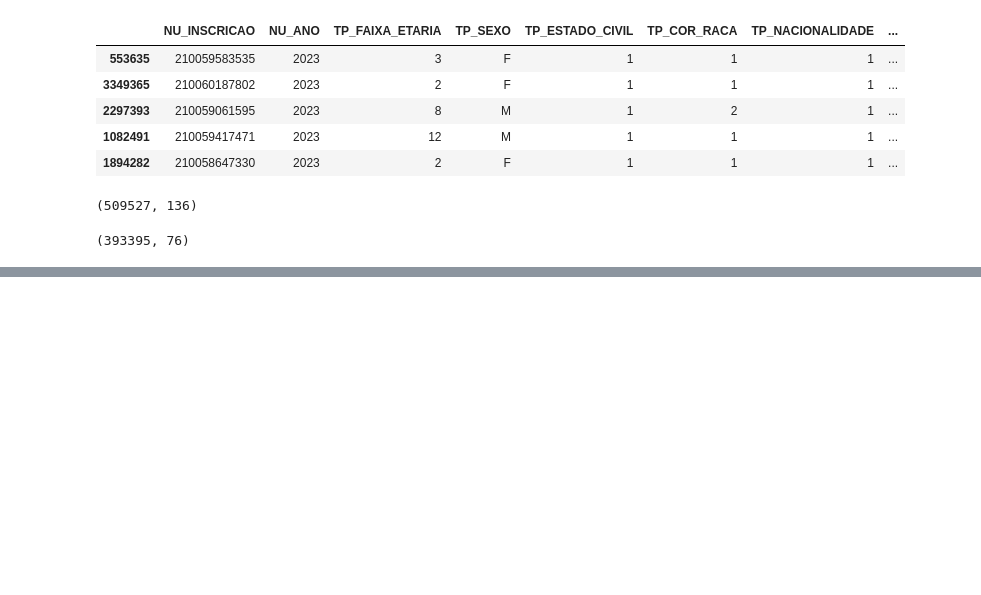
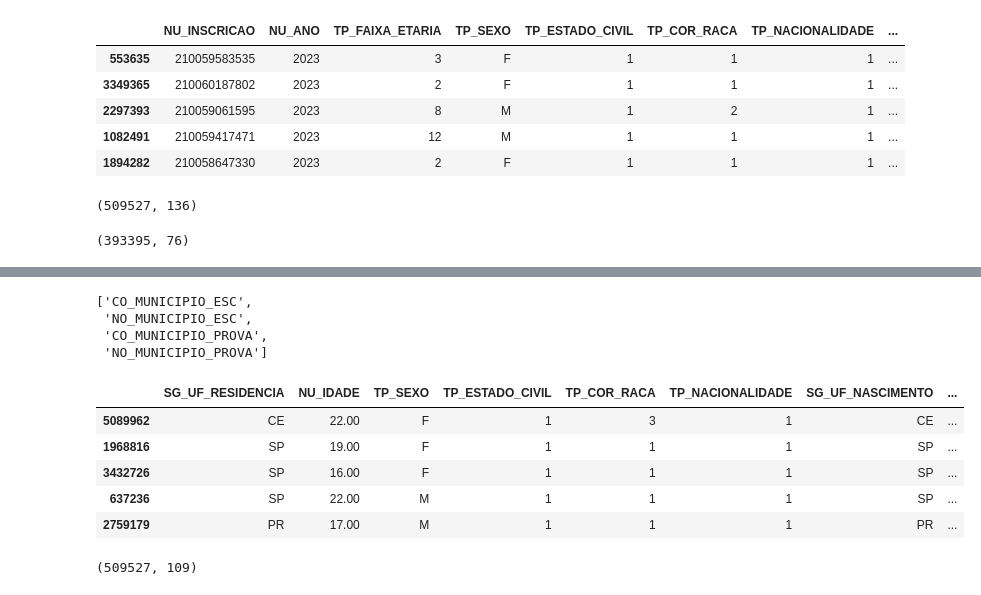
Before and after one commit to rhyanfrazao/aed-enem-2022, a Jupyter notebook: projeto-aed-enem-2023.ipynb, the cells around one changed output, grey strips where cells are left out. Cells and saved outputs as stored; diff of their text form; code cells hidden in the pictures; blank space fills up the shorter version.

```diff
--- a/projeto-aed-enem-2023.ipynb
+++ b/projeto-aed-enem-2023.ipynb
@@ -106,3 +106,8 @@ df_enem_2019.shape
 df_enem_2023.shape
 # %% [output]
 (393395, 76)
+# %%
+# Vamos remover as colunas com as respostas, já que o importante é a nota final e não quais alternativas foram marcadas:
+
+colunas_questoes_2019 = [coluna for coluna in df_enem_2019.columns if coluna.startswith('TX_')]
+colunas_questoes_2019
@@ -108,0 +137,5 @@ df_enem_2023.shape
+# %%
+# Vamos selecionar também as colunas de códigos, para futura remoção:
+
+colunas_codigos_2019 = [coluna for coluna in df_enem_2019.columns if coluna.startswith('CO_')]
+colunas_codigos_2019
@@ -108,0 +170,5 @@ df_enem_2023.shape
+# %%
+# Vamos remover também as colunas de municipio, pois não iremos avaliar desempenho por municipio:
+
+colunas_municipios_2019 = [coluna for coluna in df_enem_2019.columns if 'MUNICIPIO' in coluna]
+colunas_municipios_2019
@@ -108,0 +184,27 @@ df_enem_2023.shape
+# %%
+# Repetindo para o Enem 2023:
+
+colunas_municipios_2023 = [coluna for coluna in df_enem_2023.columns if 'MUNICIPIO' in coluna]
+colunas_municipios_2023
+# %% [output]
+['CO_MUNICIPIO_ESC',
+ 'NO_MUNICIPIO_ESC',
+ 'CO_MUNICIPIO_PROVA',
+ 'NO_MUNICIPIO_PROVA']
+# %%
+# Removendo as colunas selecionadas, mais as de inscrição e ano:
+
+colunas_remover_2019 = colunas_questoes_2019 + colunas_codigos_2019 + colunas_municipios_2019 + ['NU_INSCRICAO', 'NU_ANO']
+df_enem_2019 = df_enem_2019.drop(colunas_remover_2019, axis=1)
+df_enem_2019.head()
+# %% [output]
+|  | SG_UF_RESIDENCIA | NU_IDADE | TP_SEXO | TP_ESTADO_CIVIL | TP_COR_RACA | TP_NACIONALIDADE | SG_UF_NASCIMENTO | ... |
+| 5089962 | CE | 22.00 | F | 1 | 3 | 1 | CE | ... |
+| 1968816 | SP | 19.00 | F | 1 | 1 | 1 | SP | ... |
+| 3432726 | SP | 16.00 | F | 1 | 1 | 1 | SP | ... |
+| 637236 | SP | 22.00 | M | 1 | 1 | 1 | SP | ... |
+| 2759179 | PR | 17.00 | M | 1 | 1 | 1 | PR | ... |
+# %%
+df_enem_2019.shape
+# %% [output]
+(509527, 109)
```
Also changed, not shown: parts of 8 cells of this notebook.
